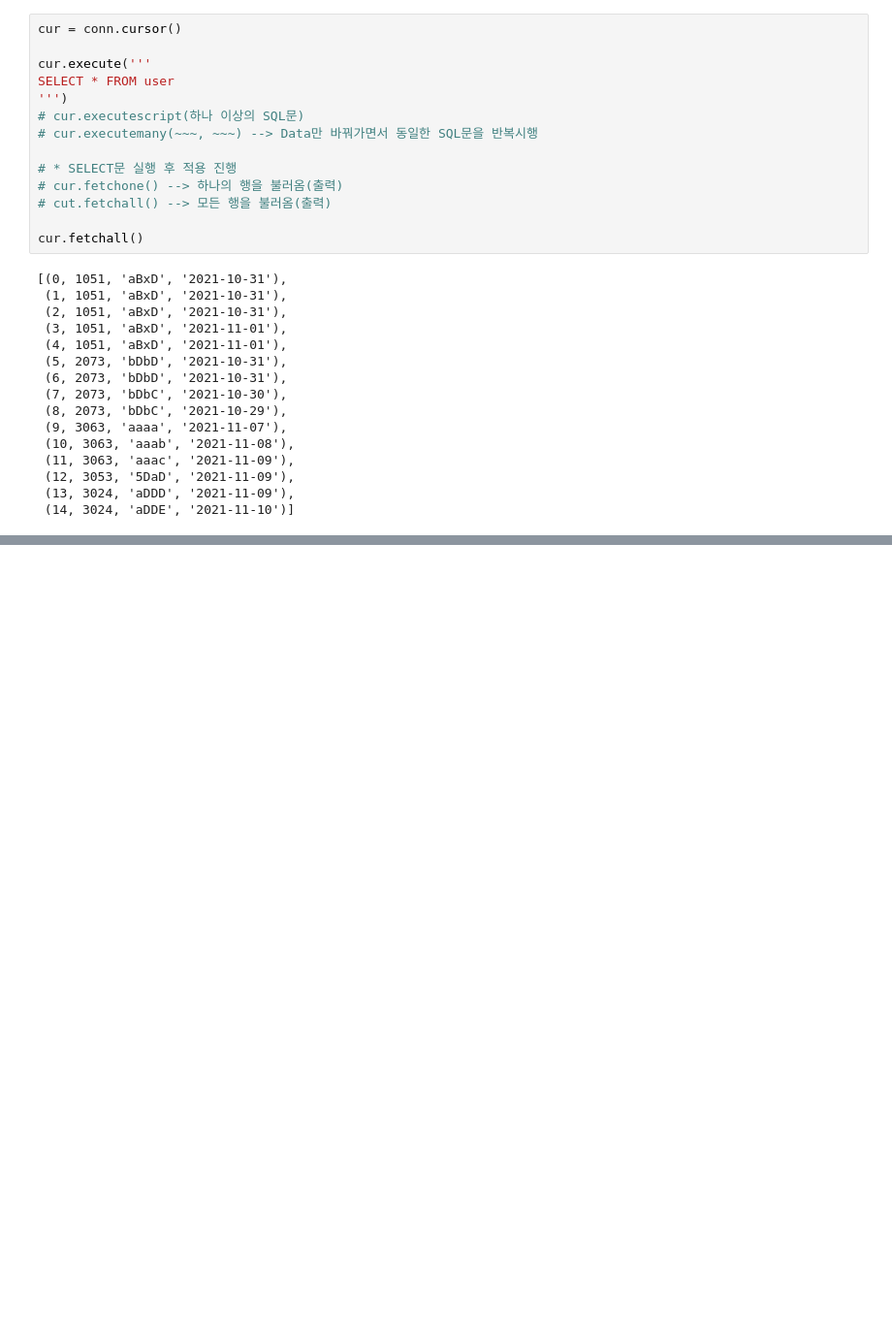
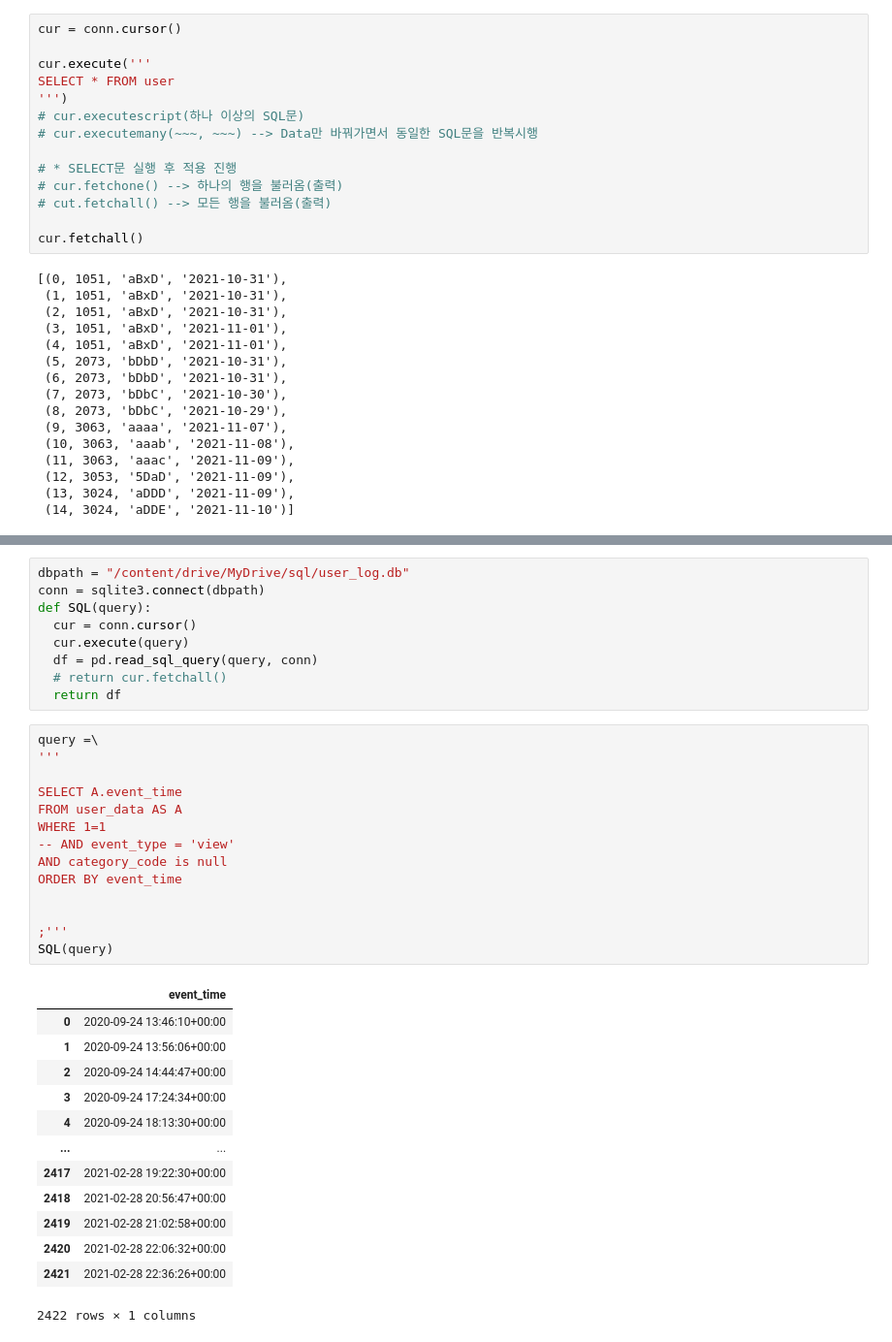
Before and after one commit to tkasod2/TIL, a Jupyter notebook: sqlite/sqlite3연습.ipynb, the cells around one changed output, grey strips where cells are left out. Shown at 97% size. Saved outputs shown, nothing was run; the diff lists cells and outputs as text; blank space fills up the shorter version.

Commit message:
data 만들기

```diff
--- a/sqlite/sqlite3연습.ipynb
+++ b/sqlite/sqlite3연습.ipynb
@@ -180,0 +270,37 @@ cur.fetchall()
+# %%
+dbpath = "/content/drive/MyDrive/sql/user_log.db"
+conn = sqlite3.connect(dbpath)
+def SQL(query):
+  cur = conn.cursor()
+  cur.execute(query)
+  df = pd.read_sql_query(query, conn)
+  # return cur.fetchall()
+  return df
+# %%
+query =\
+'''
+
+SELECT A.event_time
+FROM user_data AS A
+WHERE 1=1
+-- AND event_type = 'view'
+AND category_code is null
+ORDER BY event_time
+
+
+;'''
+SQL(query)
+# %% [output]
+|  | event_time |
+| 0 | 2020-09-24 13:46:10+00:00 |
+| 1 | 2020-09-24 13:56:06+00:00 |
+| 2 | 2020-09-24 14:44:47+00:00 |
+| 3 | 2020-09-24 17:24:34+00:00 |
+| 4 | 2020-09-24 18:13:30+00:00 |
+| ... | ... |
+| 2417 | 2021-02-28 19:22:30+00:00 |
+| 2418 | 2021-02-28 20:56:47+00:00 |
+| 2419 | 2021-02-28 21:02:58+00:00 |
+| 2420 | 2021-02-28 22:06:32+00:00 |
+| 2421 | 2021-02-28 22:36:26+00:00 |
+2422 rows × 1 columns
```
Also changed, not shown: parts of 19 cells of this notebook.
